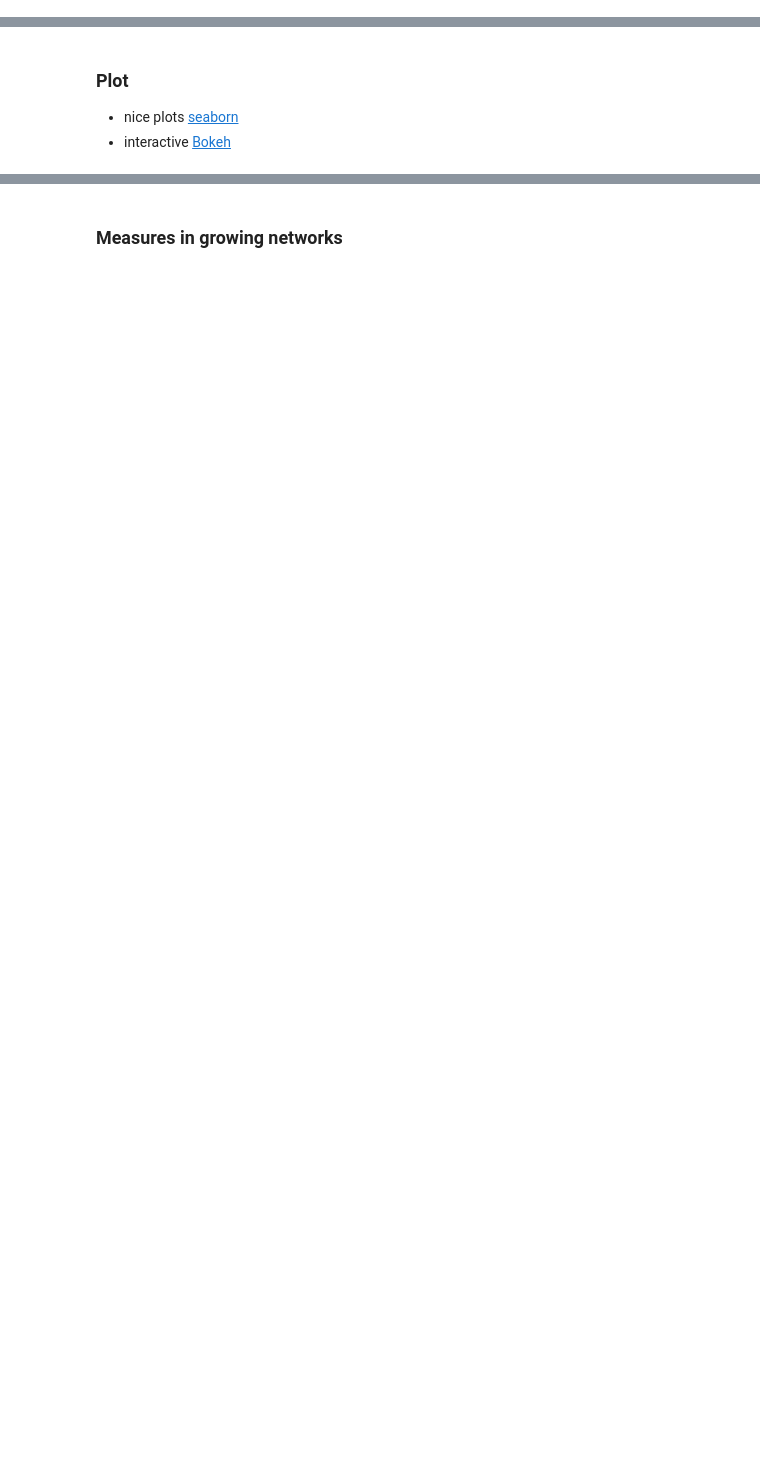
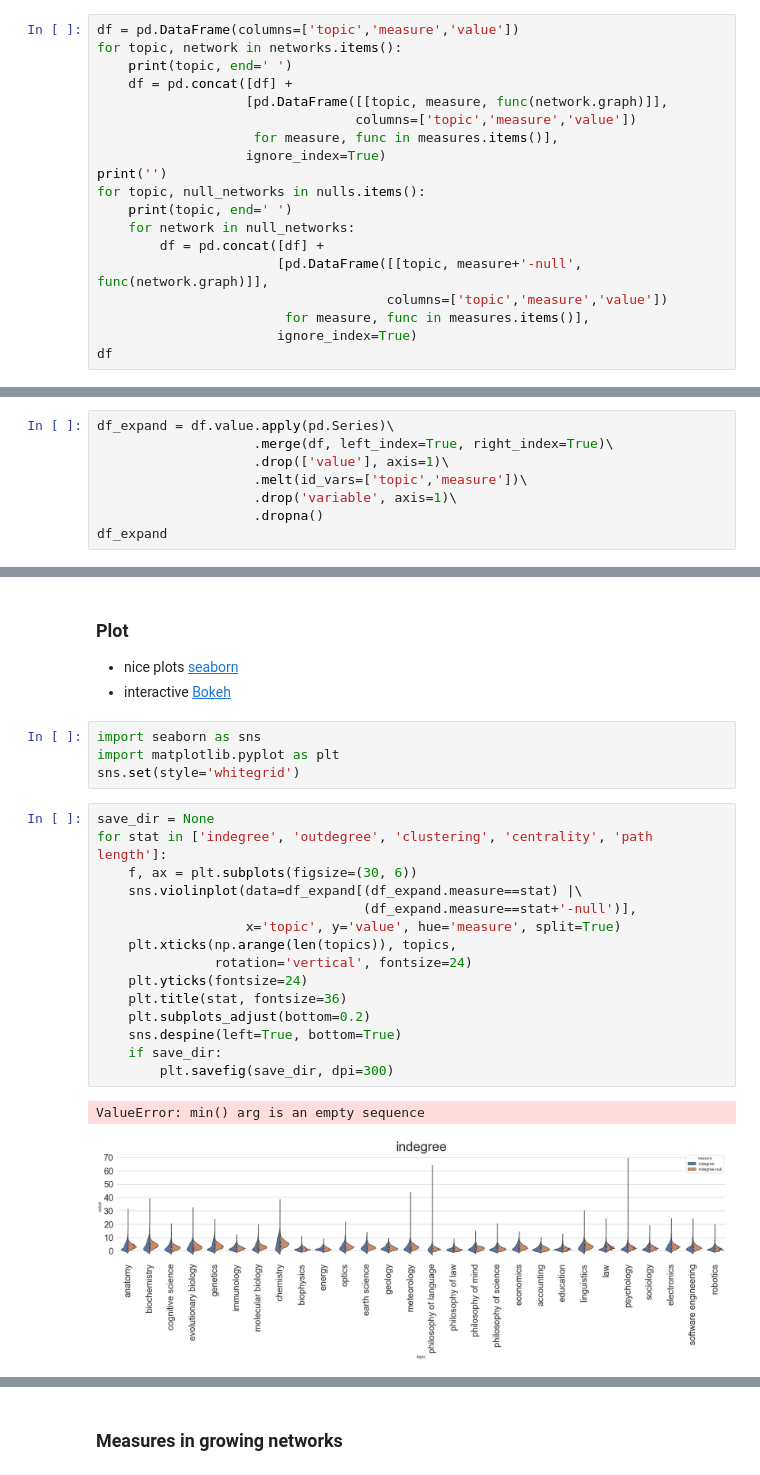
Before and after one commit to harangju/wikinet, a Jupyter notebook: analysis/analyze-network-measures.ipynb, the cells around one changed output, grey strips where cells are left out. Cells and saved outputs as stored; diff of their text form; blank space fills up the shorter version.

```diff
--- a/analysis/analyze-network-measures.ipynb
+++ b/analysis/analyze-network-measures.ipynb
@@ -143,0 +107,19 @@ for topic in stats.keys():
+# %%
+df = pd.DataFrame(columns=['topic','measure','value'])
+for topic, network in networks.items():
+    print(topic, end=' ')
+    df = pd.concat([df] +
+                   [pd.DataFrame([[topic, measure, func(network.graph)]],
+                                 columns=['topic','measure','value'])
+                    for measure, func in measures.items()],
+                   ignore_index=True)
+print('')
+for topic, null_networks in nulls.items():
+    print(topic, end=' ')
+    for network in null_networks:
+        df = pd.concat([df] +
+                       [pd.DataFrame([[topic, measure+'-null', func(network.graph)]],
+                                     columns=['topic','measure','value'])
+                        for measure, func in measures.items()],
+                       ignore_index=True)
+df
@@ -143,0 +163,8 @@ for topic in stats.keys():
+# %%
+df_expand = df.value.apply(pd.Series)\
+                    .merge(df, left_index=True, right_index=True)\
+                    .drop(['value'], axis=1)\
+                    .melt(id_vars=['topic','measure'])\
+                    .drop('variable', axis=1)\
+                    .dropna()
+df_expand
@@ -175,3 +223,25 @@ pandas.DataFrame(mean).transpose()
 
 * nice plots [seaborn](https://seaborn.pydata.org/examples/index.html)
 * interactive [Bokeh](https://bokeh.pydata.org/en/latest/docs/gallery.html#gallery)
+# %%
+import seaborn as sns
+import matplotlib.pyplot as plt
+sns.set(style='whitegrid')
+# %%
+save_dir = None
+for stat in ['indegree', 'outdegree', 'clustering', 'centrality', 'path length']:
+    f, ax = plt.subplots(figsize=(30, 6))
+    sns.violinplot(data=df_expand[(df_expand.measure==stat) |\
+                                  (df_expand.measure==stat+'-null')],
+                   x='topic', y='value', hue='measure', split=True)
+    plt.xticks(np.arange(len(topics)), topics,
+               rotation='vertical', fontsize=24)
+    plt.yticks(fontsize=24)
+    plt.title(stat, fontsize=36)
+    plt.subplots_adjust(bottom=0.2)
+    sns.despine(left=True, bottom=True)
+    if save_dir:
+        plt.savefig(save_dir, dpi=300)
+# %% [output]
+ValueError: min() arg is an empty sequence
+[figure, added]
```
Also changed, not shown: parts of 25 cells of this notebook.
